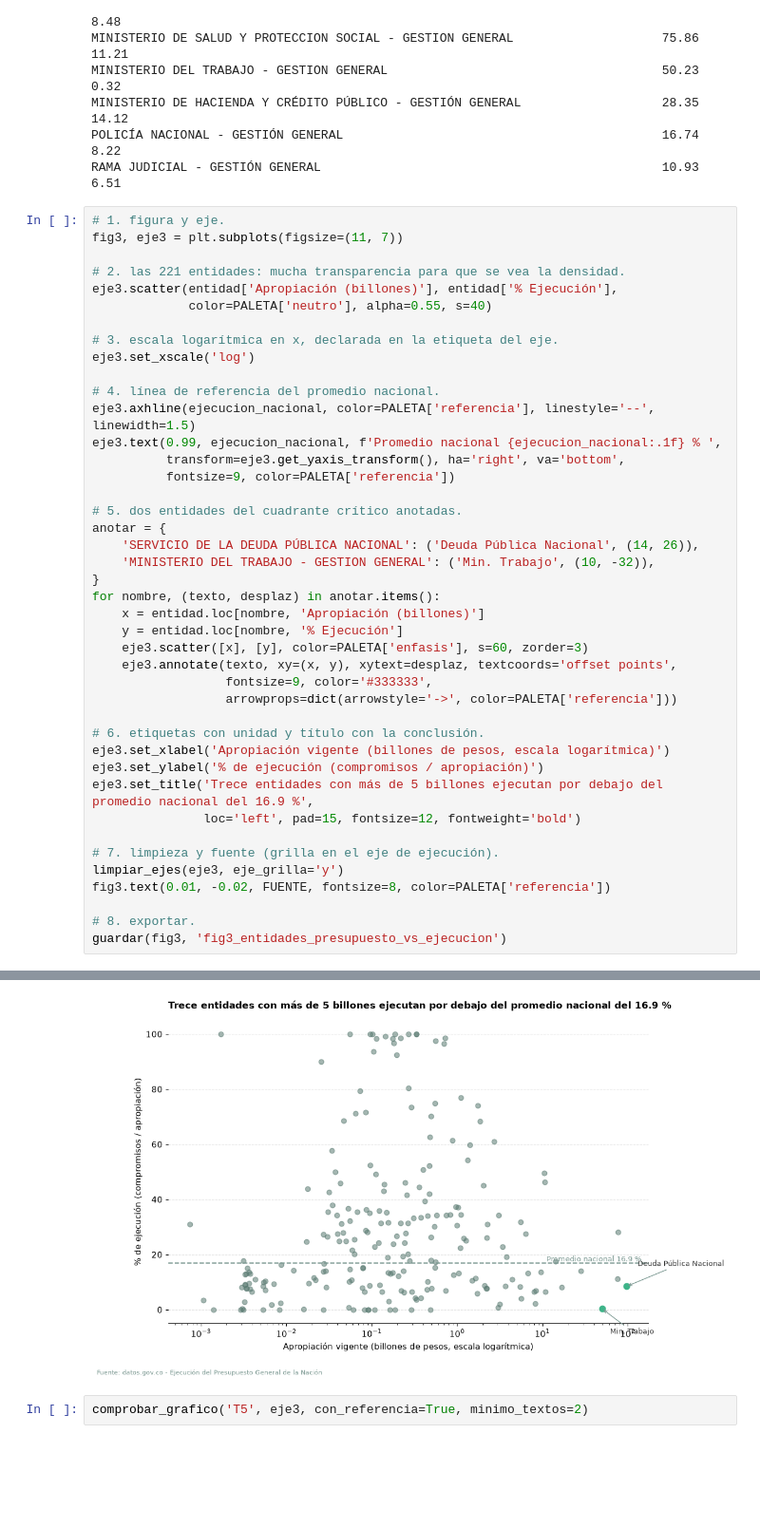
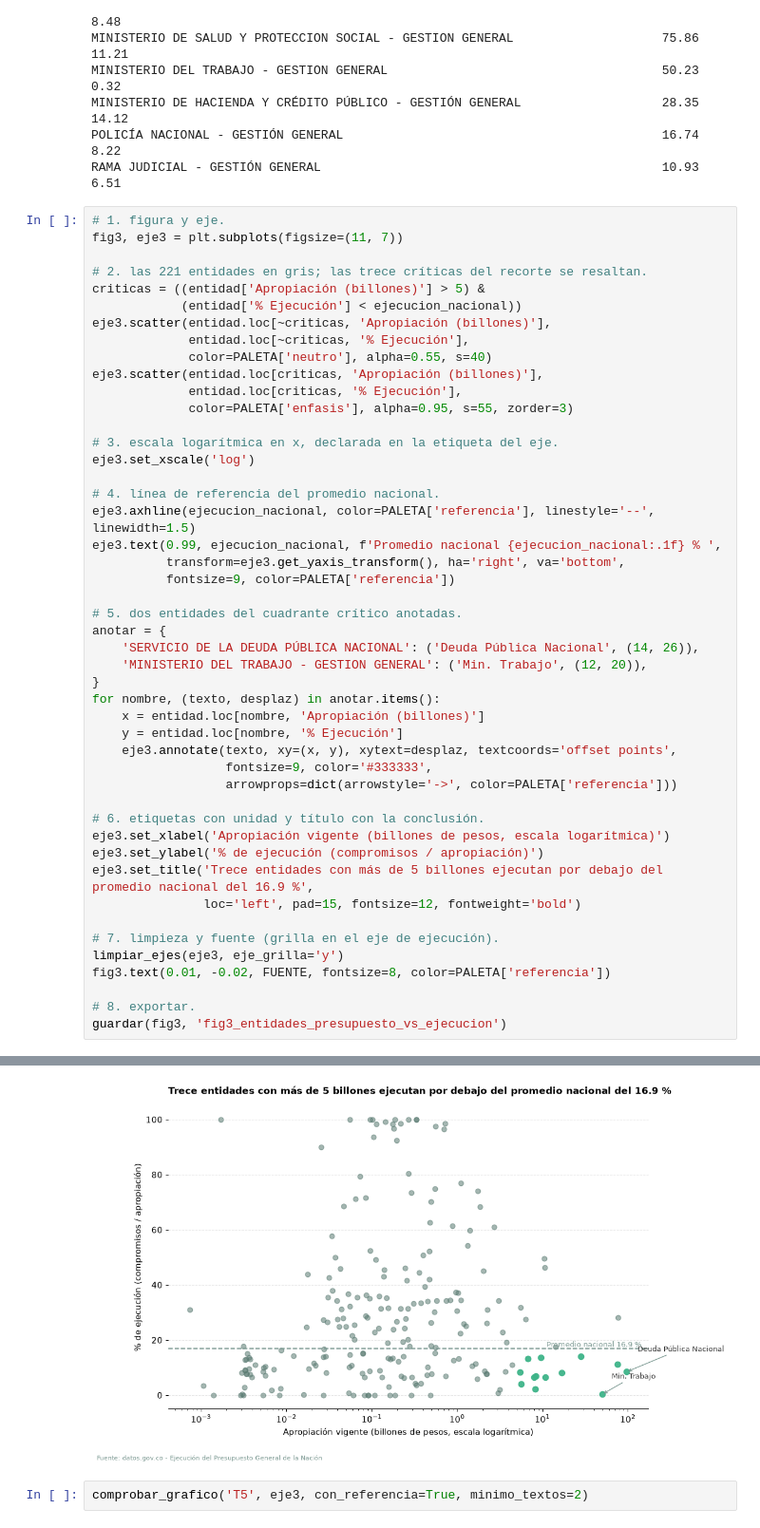
Before and after one commit to Breinersmartinez/Data-analysis, a Jupyter notebook: analitica-datos-estudiantes/clase08/reto_clase08_Martinez.ipynb, the cells around one changed output, grey strips where cells are left out. Shown at 95% size. Cells and saved outputs as stored; diff of their text form; blank space fills up the shorter version.

```diff
--- a/analitica-datos-estudiantes/clase08/reto_clase08_Martinez.ipynb
+++ b/analitica-datos-estudiantes/clase08/reto_clase08_Martinez.ipynb
@@ -893,9 +893,15 @@ RAMA JUDICIAL - GESTIÓN GENERAL                                              10
 # 1. figura y eje.
 fig3, eje3 = plt.subplots(figsize=(11, 7))
 
-# 2. las 221 entidades: mucha transparencia para que se vea la densidad.
-eje3.scatter(entidad['Apropiación (billones)'], entidad['% Ejecución'],
+# 2. las 221 entidades en gris; las trece críticas del recorte se resaltan.
+criticas = ((entidad['Apropiación (billones)'] > 5) &
+            (entidad['% Ejecución'] < ejecucion_nacional))
+eje3.scatter(entidad.loc[~criticas, 'Apropiación (billones)'],
+             entidad.loc[~criticas, '% Ejecución'],
              color=PALETA['neutro'], alpha=0.55, s=40)
+eje3.scatter(entidad.loc[criticas, 'Apropiación (billones)'],
+             entidad.loc[criticas, '% Ejecución'],
+             color=PALETA['enfasis'], alpha=0.95, s=55, zorder=3)
 
 # 3. escala logarítmica en x, declarada en la etiqueta del eje.
 eje3.set_xscale('log')
@@ -904,36 +910,35 @@ eje3.set_xscale('log')
 eje3.axhline(ejecucion_nacional, color=PALETA['referencia'], linestyle='--', linewidth=1.5)
 eje3.text(0.99, ejecucion_nacional, f'Promedio nacional {ejecucion_nacional:.1f} % ',
           transform=eje3.get_yaxis_transform(), ha='right', va='bottom',
           fontsize=9, color=PALETA['referencia'])
 
 # 5. dos entidades del cuadrante crítico anotadas.
 anotar = {
     'SERVICIO DE LA DEUDA PÚBLICA NACIONAL': ('Deuda Pública Nacional', (14, 26)),
-    'MINISTERIO DEL TRABAJO - GESTION GENERAL': ('Min. Trabajo', (10, -32)),
+    'MINISTERIO DEL TRABAJO - GESTION GENERAL': ('Min. Trabajo', (12, 20)),
 }
 for nombre, (texto, desplaz) in anotar.items():
     x = entidad.loc[nombre, 'Apropiación (billones)']
     y = entidad.loc[nombre, '% Ejecución']
-    eje3.scatter([x], [y], color=PALETA['enfasis'], s=60, zorder=3)
     eje3.annotate(texto, xy=(x, y), xytext=desplaz, textcoords='offset points',
                   fontsize=9, color='#333333',
                   arrowprops=dict(arrowstyle='->', color=PALETA['referencia']))
 
 # 6. etiquetas con unidad y título con la conclusión.
 eje3.set_xlabel('Apropiación vigente (billones de pesos, escala logarítmica)')
 eje3.set_ylabel('% de ejecución (compromisos / apropiación)')
 eje3.set_title('Trece entidades con más de 5 billones ejecutan por debajo del promedio nacional del 16.9 %',
                loc='left', pad=15, fontsize=12, fontweight='bold')
 
 # 7. limpieza y fuente (grilla en el eje de ejecución).
 limpiar_ejes(eje3, eje_grilla='y')
 fig3.text(0.01, -0.02, FUENTE, fontsize=8, color=PALETA['referencia'])
 
 # 8. exportar.
 guardar(fig3, 'fig3_entidades_presupuesto_vs_ejecucion')
 # %% [output]
 Guardada: figuras/fig3_entidades_presupuesto_vs_ejecucion.png
-[figure, old version]
+[figure, new version]
 # %%
 comprobar_grafico('T5', eje3, con_referencia=True, minimo_textos=2)
 # %% [output]
```
Also changed, not shown: parts of 5 cells of this notebook, 4 other files.
